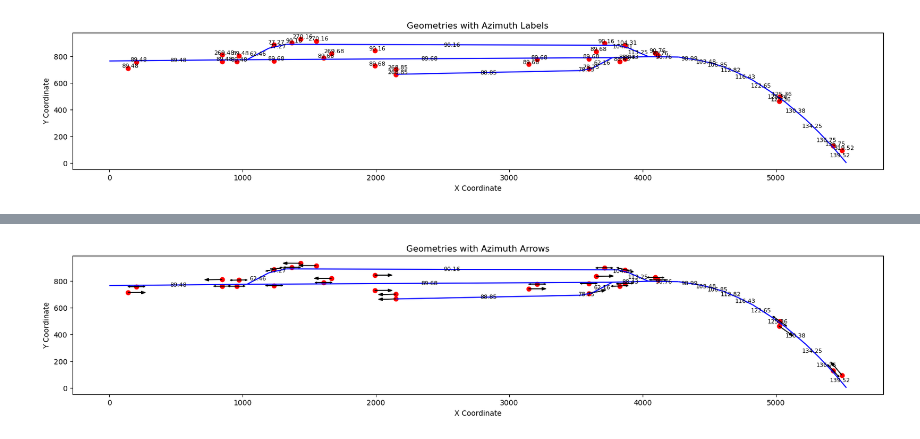
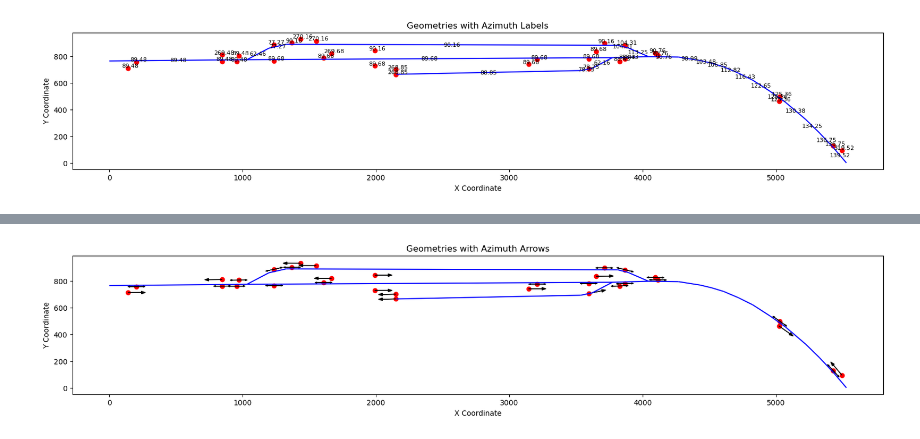
Before and after one commit to mwoj-tech/geo2screen, a Jupyter notebook: main.ipynb, the cells around one changed output, grey strips where cells are left out. Saved outputs shown, nothing was run; the diff lists cells and outputs as text; code cells hidden in the pictures.

Commit message:
labels from gdf_net removed

```diff
--- a/main.ipynb
+++ b/main.ipynb
@@ -379,35 +379,3 @@ ax.set_ylabel('Y Coordinate')
 plt.show()
 # %% [output]
 [figure]
-# %%
-
-# Plot the geometries
-fig, ax = plt.subplots(figsize=(20, 20))
-
-# Plot gdf_net
-gdf_net.plot(ax=ax, color='blue')
-
-# Plot gdf_fie
-gdf_fie.plot(ax=ax, color='red')
-
-# Add labels for net_azimuth
-for idx, row in gdf_net.iterrows():
-    centroid = row.geometry.centroid
-    ax.text(centroid.x, centroid.y, f"{row['net_azimuth']:.2f}", fontsize=8, ha='center', va='center')
-
-# Plot arrows for target_azimuth
-for idx, row in gdf_fie.iterrows():
-    azimuth = row['target_azimuth']
-    angle_rad = np.deg2rad(90 - azimuth)  # Convert azimuth to radians, and adjust to align with the standard plotting orientation
-    arrow_length = 100  # Length of the arrow
-    dx = arrow_length * np.cos(angle_rad)  # X component of arrow
-    dy = arrow_length * np.sin(angle_rad)  # Y component of arrow
-    ax.arrow(row.geometry.x, row.geometry.y, dx, dy, head_width=20, head_length=30, fc='k', ec='k')  # Plot arrow
-
-# Set plot title and labels
-ax.set_title('Geometries with Azimuth Arrows')
-ax.set_xlabel('X Coordinate')
-ax.set_ylabel('Y Coordinate')
-
-# Show plot
-plt.show()
@@ -432,36 +398,36 @@ gdf_net.plot(ax=ax, color='blue')
 gdf_fie.plot(ax=ax, color='red')
 
 # Add labels for net_azimuth
-for idx, row in gdf_net.iterrows():
-    centroid = row.geometry.centroid
-    ax.text(centroid.x, centroid.y, f"{row['net_azimuth']:.2f}", fontsize=8, ha='center', va='center')
+#for idx, row in gdf_net.iterrows():
+#    centroid = row.geometry.centroid
+#    ax.text(centroid.x, centroid.y, f"{row['net_azimuth']:.2f}", fontsize=8, ha='center', va='center')
 
 # Plot arrows for target_azimuth
 for idx, row in gdf_fie.iterrows():
     azimuth = row['target_azimuth']
     angle_rad = np.deg2rad(90 - azimuth)  # Convert azimuth to radians, and adjust to align with the standard plotting orientation
     arrow_length = 100  # Length of the arrow
     if row['Direction'] == 2:
         arrow_length *= 0.5  # Reduce arrow length for Direction equal to 2
         dx = arrow_length * np.cos(angle_rad)  # X component of arrow
         dy = arrow_length * np.sin(angle_rad)  # Y component of arrow
         ax.arrow(row.geometry.x, row.geometry.y, dx, dy, head_width=10, head_length=15, fc='k', ec='k')  # Plot smaller arrow
 
         # Plot arrow rotated 180 degrees
         dx180 = arrow_length * np.cos(angle_rad + np.pi)  # X component of arrow rotated 180 degrees
         dy180 = arrow_length * np.sin(angle_rad + np.pi)  # Y component of arrow rotated 180 degrees
         ax.arrow(row.geometry.x, row.geometry.y, dx180, dy180, head_width=10, head_length=15, fc='k', ec='k')  # Plot rotated arrow
     else:
         dx = arrow_length * np.cos(angle_rad)  # X component of arrow
         dy = arrow_length * np.sin(angle_rad)  # Y component of arrow
         ax.arrow(row.geometry.x, row.geometry.y, dx, dy, head_width=20, head_length=30, fc='k', ec='k')  # Plot arrow
 
 # Set plot title and labels
 ax.set_title('Geometries with Azimuth Arrows')
 ax.set_xlabel('X Coordinate')
 ax.set_ylabel('Y Coordinate')
 
 # Show plot
 plt.show()
 # %% [output]
-[figure, old version]
+[figure, new version]
```
Also changed, not shown: parts of 1 cell of this notebook.
